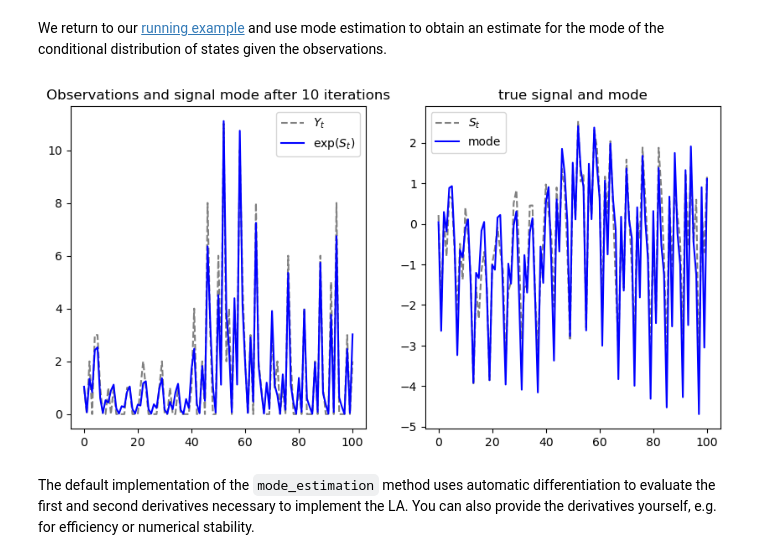
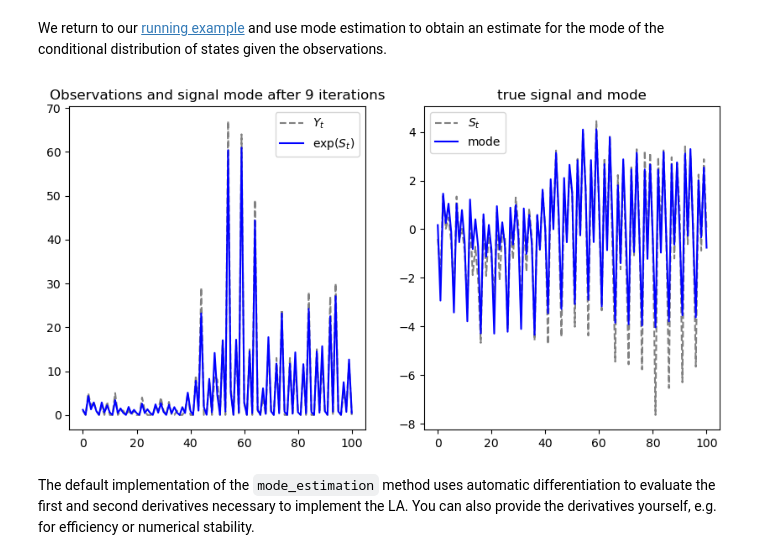
Before and after one commit to stefanheyder/isssm, a Jupyter notebook: nbs/30_laplace_approximation.ipynb, the cells around one changed output. Drawn from its saved outputs; the diff is of its cells as text; code cells hidden in the pictures.

```diff
--- a/nbs/30_laplace_approximation.ipynb
+++ b/nbs/30_laplace_approximation.ipynb
@@ -103,7 +103,7 @@ default_link = lambda y: jnp.log(y + 1.0)
 
 def _initial_guess(xi_ti, y_ti, dist, link=default_link):
     result = minimize(
-        lambda s_ti: dist(s_ti, xi_ti).log_prob(y_ti).sum(),
+        lambda s_ti: -dist(s_ti, xi_ti).log_prob(y_ti).sum(),
         jnp.atleast_1d(default_link(y_ti)),
         method="BFGS",
     )
@@ -196,34 +196,36 @@ from isssm.pgssm import nb_pgssm_running_example
 # %%
 s_order = 5
 model = nb_pgssm_running_example(
-    s_order=s_order, Sigma0_seasonal=jnp.eye(s_order - 1), x0_seasonal=jnp.zeros(s_order- 1)
+    s_order=s_order,
+    Sigma0_seasonal=jnp.eye(s_order - 1),
+    x0_seasonal=jnp.zeros(s_order - 1),
 )
 
 key = jrn.PRNGKey(511)
 key, subkey = jrn.split(key)
 N = 1
 (X,), (Y,) = simulate_pgssm(model, N, subkey)
 
 proposal, info = laplace_approximation(Y, model, 10)
 smooth_signal = posterior_mode(proposal)
 
 fig, (ax1, ax2) = plt.subplots(1, 2, figsize=(10, 5))
 ax1.set_title(f"Observations and signal mode after {info.n_iter} iterations")
 ax1.plot(Y[:], linestyle="--", color="gray", label="$Y_t$")
 ax1.plot(jnp.exp(smooth_signal), color="blue", label="$\\exp (S_t) $")
 ax2.set_title("true signal and mode")
 ax2.plot(vmap(jnp.matmul)(model.B, X), linestyle="--", color="gray", label="$S_t$")
 ax2.plot(smooth_signal, color="blue", label="mode")
 ax1.legend()
 ax2.legend()
 
 # unique legend
 # handles, labels = plt.gca().get_legend_handles_labels()
 # by_label = dict(zip(labels, handles))
 # plt.legend(by_label.values(), by_label.keys())
 plt.show()
 # %% [output]
-[figure, old version]
+[figure, new version]
 # %% [markdown]
 The default implementation of the `mode_estimation` method uses automatic differentiation to evaluate the first and second derivatives necessary to implement the LA. You can also provide the derivatives yourself, e.g. for efficiency or numerical stability.
 # %%
```
Also changed, not shown: parts of 1 cell of this notebook, 7 other files.
